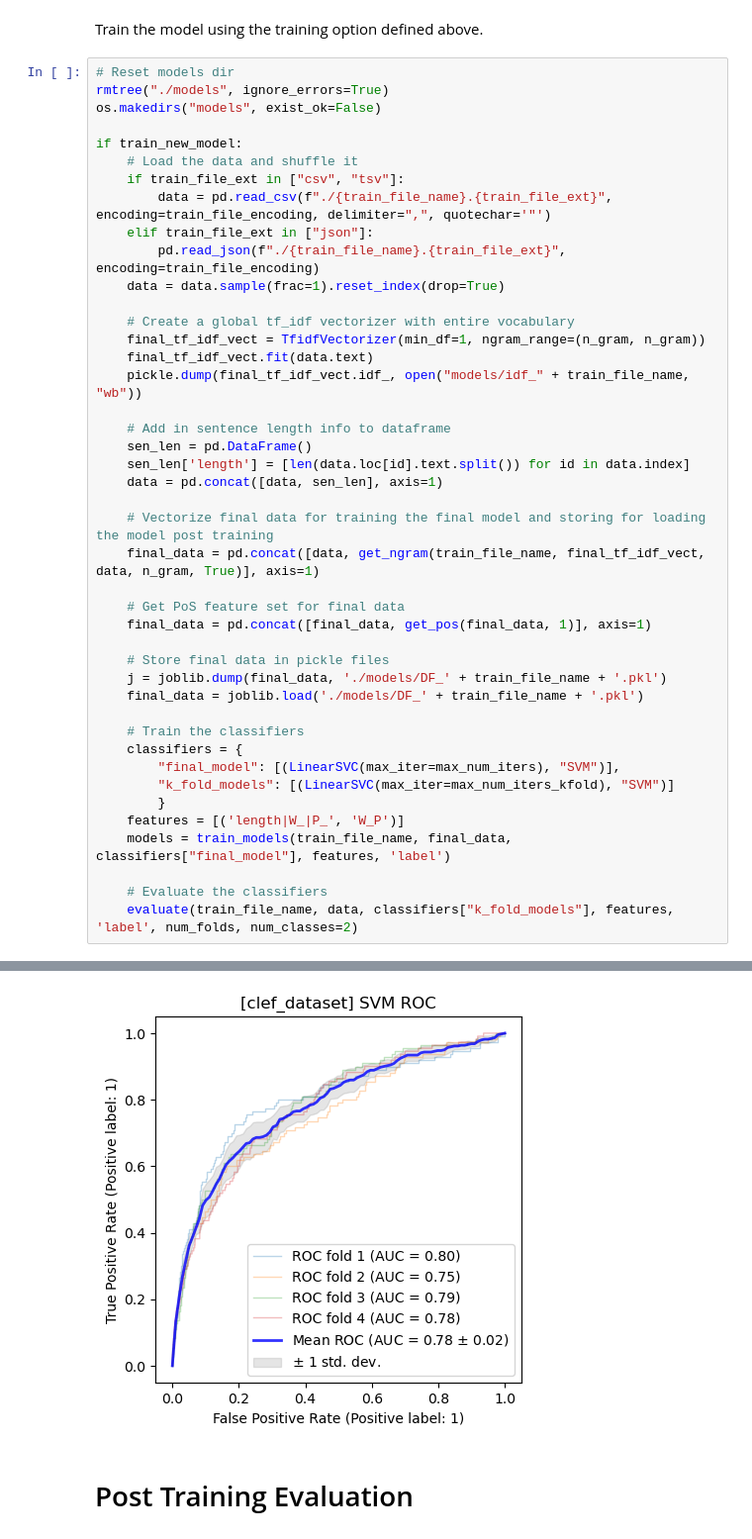
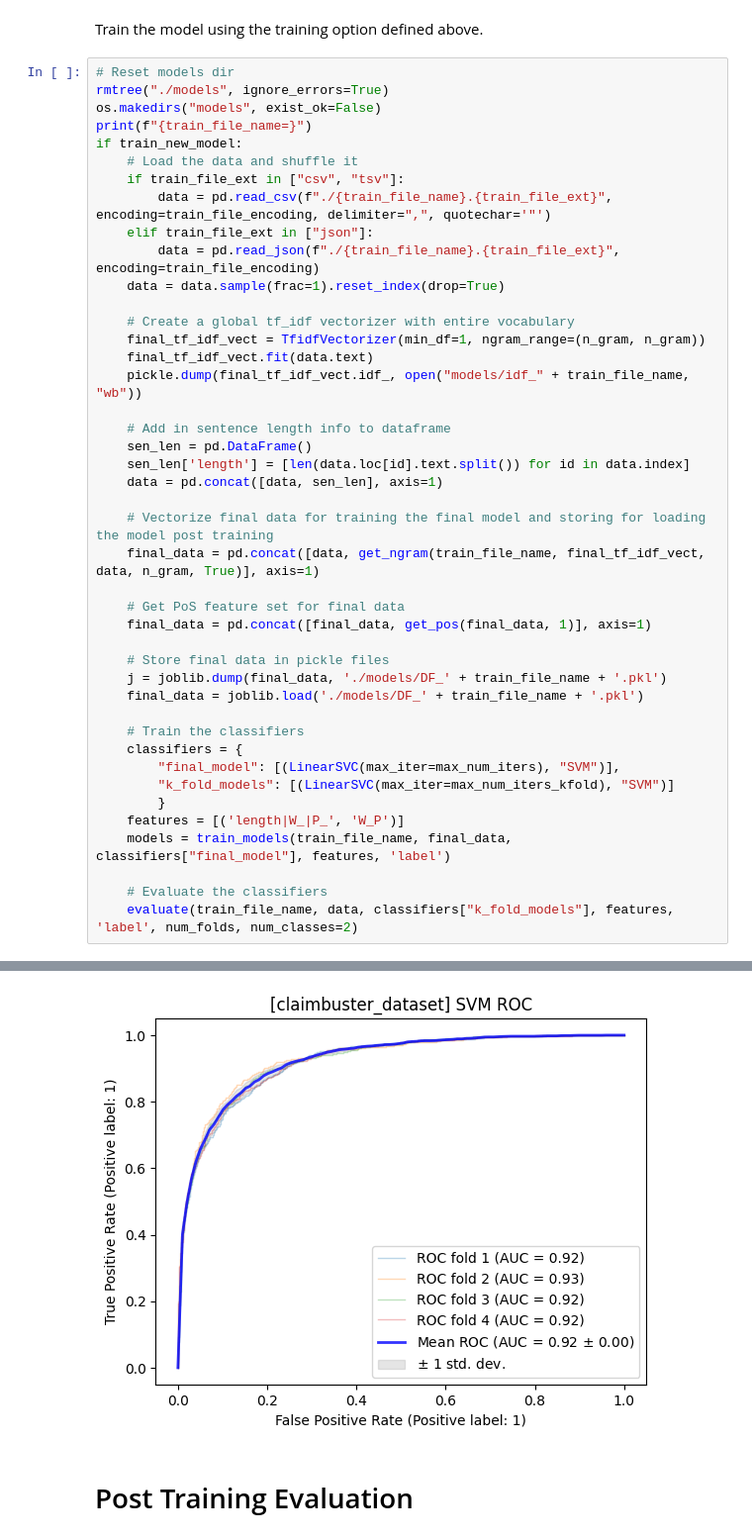
Before and after one commit to matsbratvold/Checkworthiness-Detection-with-Open-Source-LLMs, a Jupyter notebook: claimbuster-spotter-master/svm/svm-notebook.ipynb, the cells around one changed output, grey strips where cells are left out. Shown at 99% size. Cells and saved outputs as stored; diff of their text form.

Commit message:
Run SVM experiment with proper data

```diff
--- a/claimbuster-spotter-master/svm/svm-notebook.ipynb
+++ b/claimbuster-spotter-master/svm/svm-notebook.ipynb
@@ -435,13 +435,13 @@ Train the model using the training option defined above.
 # Reset models dir
 rmtree("./models", ignore_errors=True)
 os.makedirs("models", exist_ok=False)
-
+print(f"{train_file_name=}")
 if train_new_model:
     # Load the data and shuffle it
     if train_file_ext in ["csv", "tsv"]:
         data = pd.read_csv(f"./{train_file_name}.{train_file_ext}", encoding=train_file_encoding, delimiter=",", quotechar='"')
     elif train_file_ext in ["json"]:
-        pd.read_json(f"./{train_file_name}.{train_file_ext}", encoding=train_file_encoding)
+        data = pd.read_json(f"./{train_file_name}.{train_file_ext}", encoding=train_file_encoding)
     data = data.sample(frac=1).reset_index(drop=True)
 
     # Create a global tf_idf vectorizer with entire vocabulary
@@ -550,4 +551,4 @@ Average Balanced Accuracy:  0.5242178113658088
-[figure, old version]
+[figure, new version]
 # %% [markdown]
 # Post Training Evaluation
 # %% [markdown]
```
Also changed, not shown: parts of 3 cells of this notebook.
